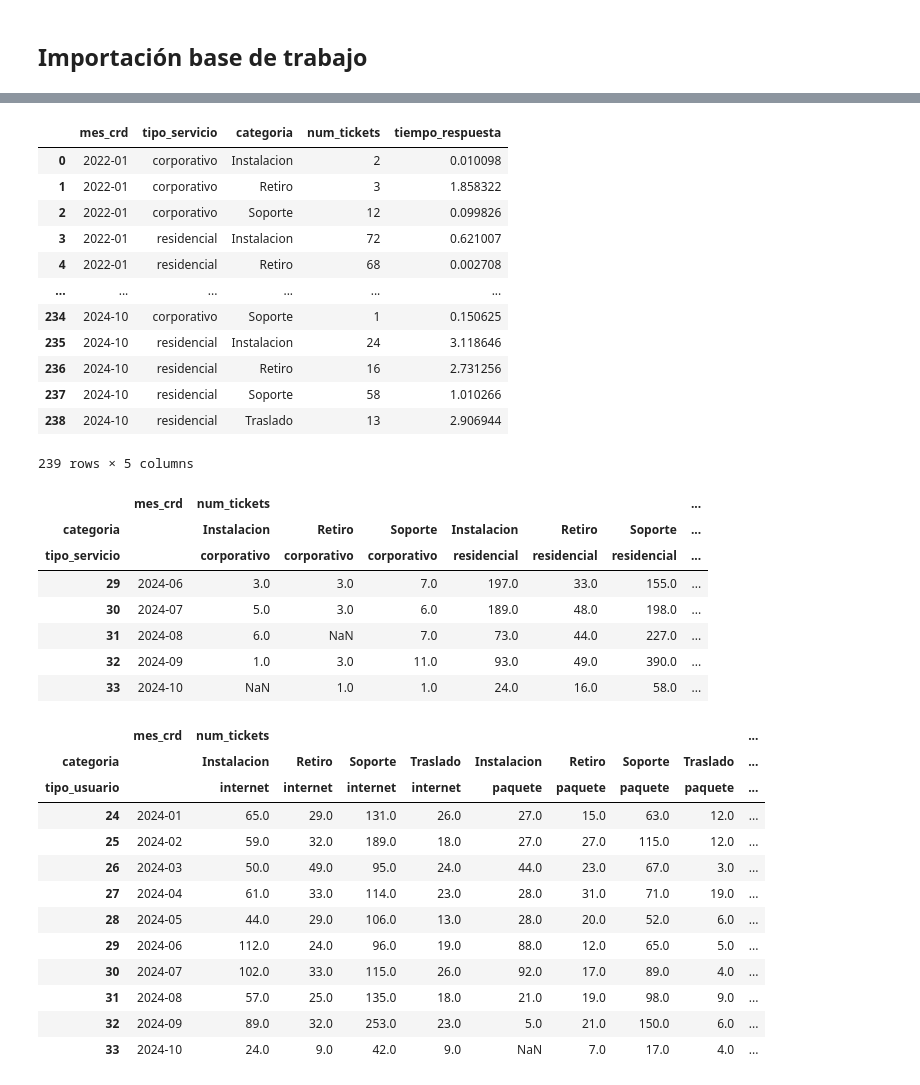
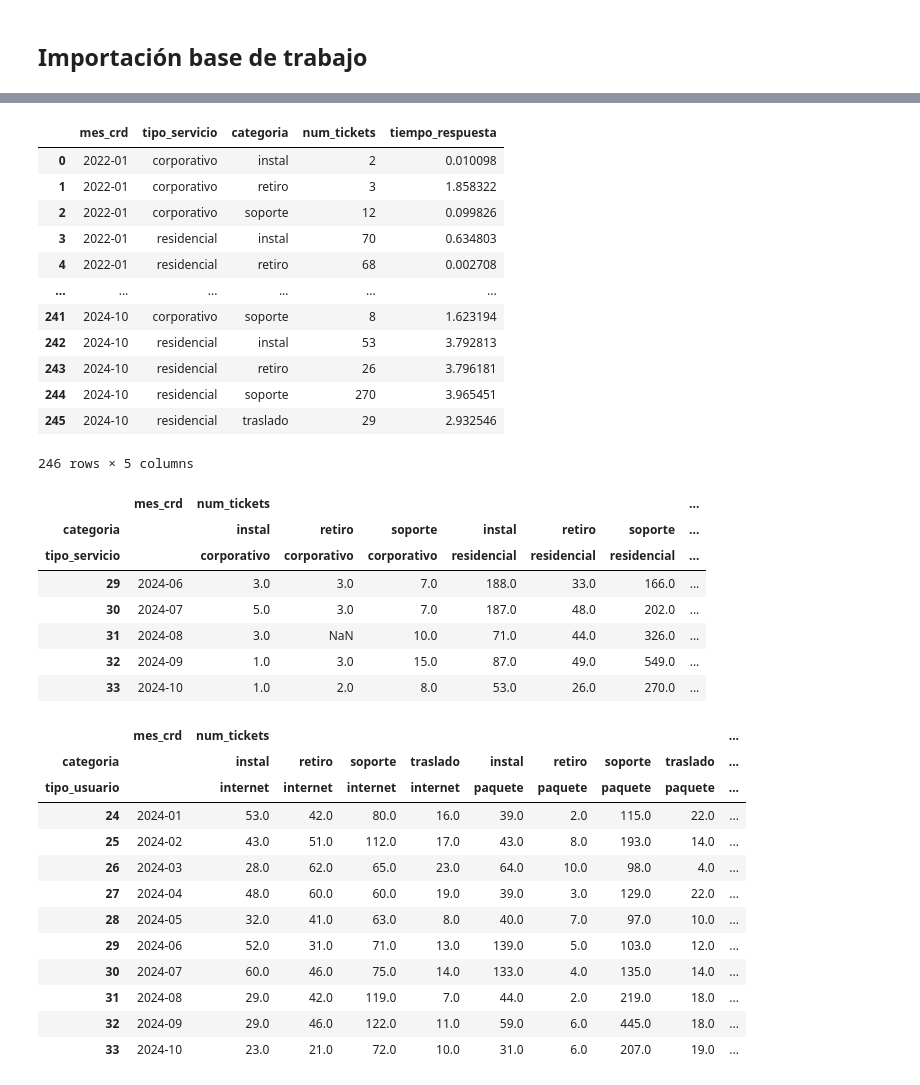
Before and after one commit to juliandiazparra/reduc_serv_times, a Jupyter notebook: 2. setup_working_summary_mes.ipynb, the cells around one changed output, grey strips where cells are left out. Saved outputs shown, nothing was run; the diff lists cells and outputs as text; code cells hidden in the pictures.

```diff
--- a/2. setup_working_summary_mes.ipynb
+++ b/2. setup_working_summary_mes.ipynb
@@ -71,0 +77,3 @@ working_data.loc[working_data['cat_tecnico']==1].groupby('mes_crd','radio','cate
+# %%
+mask_tecnico=working_data['categoria'].isin(['instal','soporte','retiro','traslado','mantenimiento'])
+working_data.loc[mask_tecnico]
@@ -72,27 +94,27 @@ working_data.loc[working_data['cat_tecnico']==1].groupby('mes_crd','radio','cate
 # %%
 #Analisis categoria solicitud tipo de cliente
-working_data.loc[working_data['cat_tecnico']==1].groupby(
+working_data.loc[mask_tecnico].groupby(
     ['mes_crd','tipo_servicio','categoria']).agg(
     num_tickets=('id_ticket','nunique'),
     tiempo_respuesta=('tiempo_resol',pd.Series.median)
 ).reset_index()
 # %% [output]
 |  | mes_crd | tipo_servicio | categoria | num_tickets | tiempo_respuesta |
-| 0 | 2022-01 | corporativo | Instalacion | 2 | 0.010098 |
-| 1 | 2022-01 | corporativo | Retiro | 3 | 1.858322 |
-| 2 | 2022-01 | corporativo | Soporte | 12 | 0.099826 |
-| 3 | 2022-01 | residencial | Instalacion | 72 | 0.621007 |
-| 4 | 2022-01 | residencial | Retiro | 68 | 0.002708 |
+| 0 | 2022-01 | corporativo | instal | 2 | 0.010098 |
+| 1 | 2022-01 | corporativo | retiro | 3 | 1.858322 |
+| 2 | 2022-01 | corporativo | soporte | 12 | 0.099826 |
+| 3 | 2022-01 | residencial | instal | 70 | 0.634803 |
+| 4 | 2022-01 | residencial | retiro | 68 | 0.002708 |
 | ... | ... | ... | ... | ... | ... |
-| 234 | 2024-10 | corporativo | Soporte | 1 | 0.150625 |
-| 235 | 2024-10 | residencial | Instalacion | 24 | 3.118646 |
-| 236 | 2024-10 | residencial | Retiro | 16 | 2.731256 |
-| 237 | 2024-10 | residencial | Soporte | 58 | 1.010266 |
-| 238 | 2024-10 | residencial | Traslado | 13 | 2.906944 |
+| 241 | 2024-10 | corporativo | soporte | 8 | 1.623194 |
+| 242 | 2024-10 | residencial | instal | 53 | 3.792813 |
+| 243 | 2024-10 | residencial | retiro | 26 | 3.796181 |
+| 244 | 2024-10 | residencial | soporte | 270 | 3.965451 |
+| 245 | 2024-10 | residencial | traslado | 29 | 2.932546 |
-239 rows × 5 columns
+246 rows × 5 columns
 # %%
 #analisis residencia/empresa
-summary_res_emp=working_data.loc[working_data['cat_tecnico']==1].groupby(
+summary_res_emp=working_data.loc[mask_tecnico].groupby(
     ['mes_crd','tipo_servicio','categoria']).agg(
     num_tickets=('id_ticket','nunique'),
     tiempo_respuesta=('tiempo_resol',pd.Series.mean)).reset_index().pivot(
@@ -103,38 +125,38 @@ summary_res_emp=working_data.loc[working_data['cat_tecnico']==1].groupby(
 summary_res_emp.tail()
 # %% [output]
 |  | mes_crd | num_tickets |  |  |  |  |  | ... |
-| categoria |  | Instalacion | Retiro | Soporte | Instalacion | Retiro | Soporte | ... |
+| categoria |  | instal | retiro | soporte | instal | retiro | soporte | ... |
 | tipo_servicio |  | corporativo | corporativo | corporativo | residencial | residencial | residencial | ... |
-| 29 | 2024-06 | 3.0 | 3.0 | 7.0 | 197.0 | 33.0 | 155.0 | ... |
-| 30 | 2024-07 | 5.0 | 3.0 | 6.0 | 189.0 | 48.0 | 198.0 | ... |
-| 31 | 2024-08 | 6.0 | NaN | 7.0 | 73.0 | 44.0 | 227.0 | ... |
-| 32 | 2024-09 | 1.0 | 3.0 | 11.0 | 93.0 | 49.0 | 390.0 | ... |
-| 33 | 2024-10 | NaN | 1.0 | 1.0 | 24.0 | 16.0 | 58.0 | ... |
+| 29 | 2024-06 | 3.0 | 3.0 | 7.0 | 188.0 | 33.0 | 166.0 | ... |
+| 30 | 2024-07 | 5.0 | 3.0 | 7.0 | 187.0 | 48.0 | 202.0 | ... |
+| 31 | 2024-08 | 3.0 | NaN | 10.0 | 71.0 | 44.0 | 326.0 | ... |
+| 32 | 2024-09 | 1.0 | 3.0 | 15.0 | 87.0 | 49.0 | 549.0 | ... |
+| 33 | 2024-10 | 1.0 | 2.0 | 8.0 | 53.0 | 26.0 | 270.0 | ... |
 # %%
 #Analisis TV o internet
-summary_int_tv=working_data.loc[working_data['cat_tecnico']==1].groupby(
+summary_int_tv=working_data.loc[mask_tecnico].groupby(
     ['mes_crd','tipo_usuario','categoria']).agg(
     num_tickets=('id_ticket','nunique'),
     tiempo_respuesta=('tiempo_resol',pd.Series.mean)).reset_index().pivot(
     index='mes_crd',columns=[
         'categoria','tipo_usuario'],
     values=['num_tickets',
            'tiempo_respuesta']).reset_index()
 summary_int_tv.tail(10)
 # %% [output]
 |  | mes_crd | num_tickets |  |  |  |  |  |  |  | ... |
-| categoria |  | Instalacion | Retiro | Soporte | Traslado | Instalacion | Retiro | Soporte | Traslado | ... |
+| categoria |  | instal | retiro | soporte | traslado | instal | retiro | soporte | traslado | ... |
 | tipo_usuario |  | internet | internet | internet | internet | paquete | paquete | paquete | paquete | ... |
-| 24 | 2024-01 | 65.0 | 29.0 | 131.0 | 26.0 | 27.0 | 15.0 | 63.0 | 12.0 | ... |
-| 25 | 2024-02 | 59.0 | 32.0 | 189.0 | 18.0 | 27.0 | 27.0 | 115.0 | 12.0 | ... |
-| 26 | 2024-03 | 50.0 | 49.0 | 95.0 | 24.0 | 44.0 | 23.0 | 67.0 | 3.0 | ... |
-| 27 | 2024-04 | 61.0 | 33.0 | 114.0 | 23.0 | 28.0 | 31.0 | 71.0 | 19.0 | ... |
-| 28 | 2024-05 | 44.0 | 29.0 | 106.0 | 13.0 | 28.0 | 20.0 | 52.0 | 6.0 | ... |
-| 29 | 2024-06 | 112.0 | 24.0 | 96.0 | 19.0 | 88.0 | 12.0 | 65.0 | 5.0 | ... |
-| 30 | 2024-07 | 102.0 | 33.0 | 115.0 | 26.0 | 92.0 | 17.0 | 89.0 | 4.0 | ... |
-| 31 | 2024-08 | 57.0 | 25.0 | 135.0 | 18.0 | 21.0 | 19.0 | 98.0 | 9.0 | ... |
-| 32 | 2024-09 | 89.0 | 32.0 | 253.0 | 23.0 | 5.0 | 21.0 | 150.0 | 6.0 | ... |
-| 33 | 2024-10 | 24.0 | 9.0 | 42.0 | 9.0 | NaN | 7.0 | 17.0 | 4.0 | ... |
+| 24 | 2024-01 | 53.0 | 42.0 | 80.0 | 16.0 | 39.0 | 2.0 | 115.0 | 22.0 | ... |
+| 25 | 2024-02 | 43.0 | 51.0 | 112.0 | 17.0 | 43.0 | 8.0 | 193.0 | 14.0 | ... |
+| 26 | 2024-03 | 28.0 | 62.0 | 65.0 | 23.0 | 64.0 | 10.0 | 98.0 | 4.0 | ... |
+| 27 | 2024-04 | 48.0 | 60.0 | 60.0 | 19.0 | 39.0 | 3.0 | 129.0 | 22.0 | ... |
+| 28 | 2024-05 | 32.0 | 41.0 | 63.0 | 8.0 | 40.0 | 7.0 | 97.0 | 10.0 | ... |
+| 29 | 2024-06 | 52.0 | 31.0 | 71.0 | 13.0 | 139.0 | 5.0 | 103.0 | 12.0 | ... |
+| 30 | 2024-07 | 60.0 | 46.0 | 75.0 | 14.0 | 133.0 | 4.0 | 135.0 | 14.0 | ... |
+| 31 | 2024-08 | 29.0 | 42.0 | 119.0 | 7.0 | 44.0 | 2.0 | 219.0 | 18.0 | ... |
+| 32 | 2024-09 | 29.0 | 46.0 | 122.0 | 11.0 | 59.0 | 6.0 | 445.0 | 18.0 | ... |
+| 33 | 2024-10 | 23.0 | 21.0 | 72.0 | 10.0 | 31.0 | 6.0 | 207.0 | 19.0 | ... |
 # %%
 #Analisis fibra/radio
 summary_fibra_radio=working_data.loc[
```
Also changed, not shown: parts of 7 cells of this notebook.
